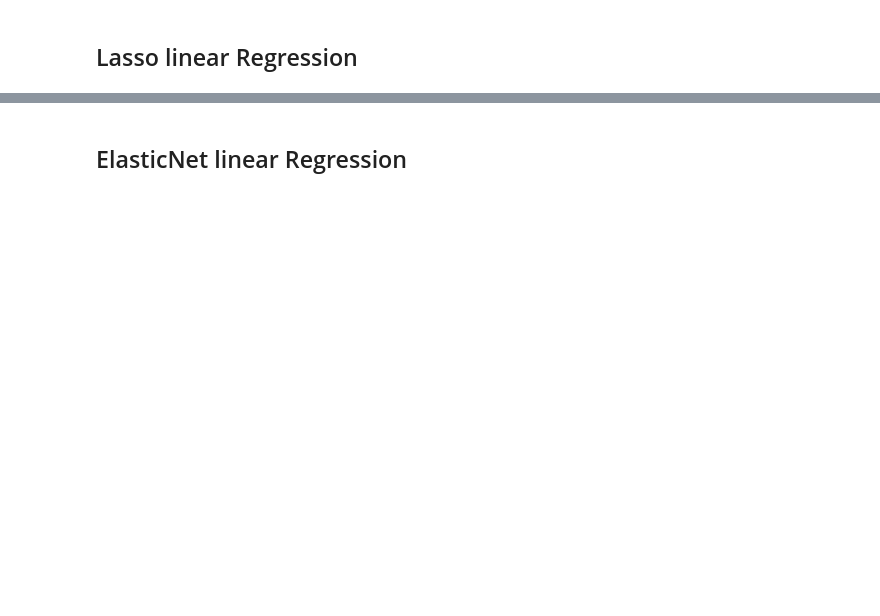
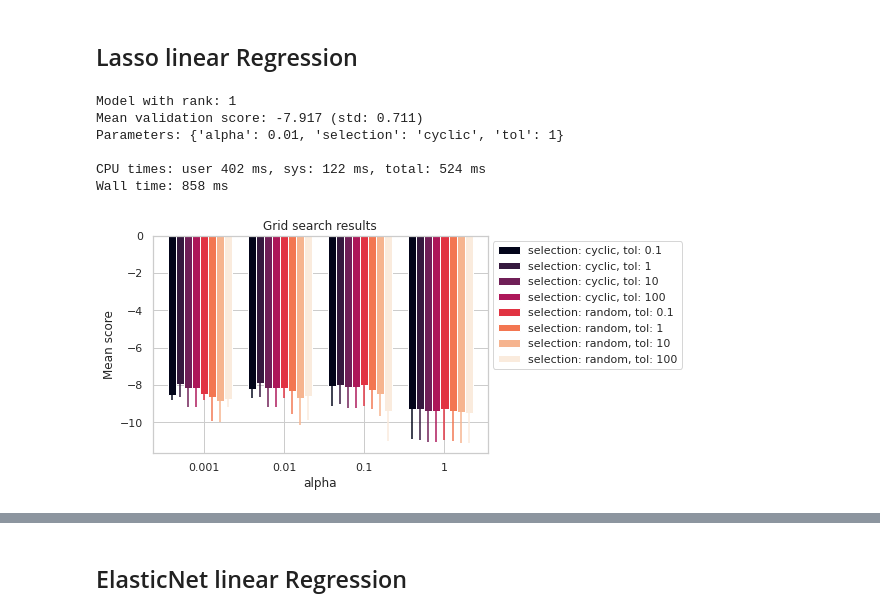
Before and after one commit to chvieira2/housing_crawler, a Jupyter notebook: notebooks/pipeline_preproc_model.ipynb, the cells around one changed output, grey strips where cells are left out. Cells and saved outputs as stored; diff of their text form; code cells hidden in the pictures; blank space fills up the shorter version.

```diff
--- a/notebooks/pipeline_preproc_model.ipynb
+++ b/notebooks/pipeline_preproc_model.ipynb
@@ -853,8 +897,8 @@ model = Lasso()
 
 # Hyperparameter search space
 search_space = {
-    'alpha': [0.1,1,10,100,1000],
-    'tol': [0.1,1,10,100,1000],
+    'alpha': [0.001,0.01,0.1,1],
+    'tol': [0.1,1,10,100],
     'selection': ['cyclic', 'random']
 }
 
@@ -865,7 +909,19 @@ lasso_rsearch = GridSearchCV(
 
 
 lasso_rsearch.fit(X,y)
-print(lasso_rsearch.best_params_)
+report_best_scores(lasso_rsearch.cv_results_, 1)
+# %% [output]
+Model with rank: 1
+Mean validation score: -7.917 (std: 0.711)
+Parameters: {'alpha': 0.01, 'selection': 'cyclic', 'tol': 1}
+
+CPU times: user 402 ms, sys: 122 ms, total: 524 ms
+Wall time: 858 ms
+# %%
+plot.grid_search(lasso_rsearch.cv_results_, change="alpha", kind='bar')
+plt.legend(bbox_to_anchor=(1, 1));
+# %% [output]
+[figure, added]
 # %%
 # Range for training with 10 equally devided points
 train_sizes_range = range(int(round(len(y)/10,-2)),
```
Also changed, not shown: parts of 133 cells of this notebook, 1 other file.
